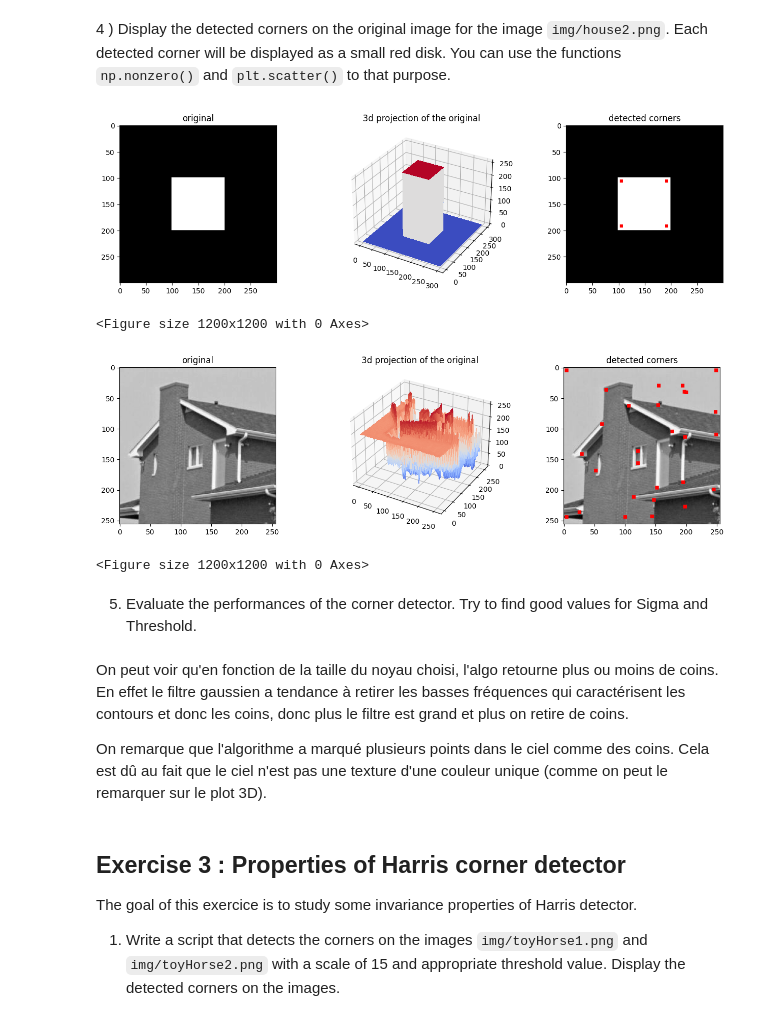
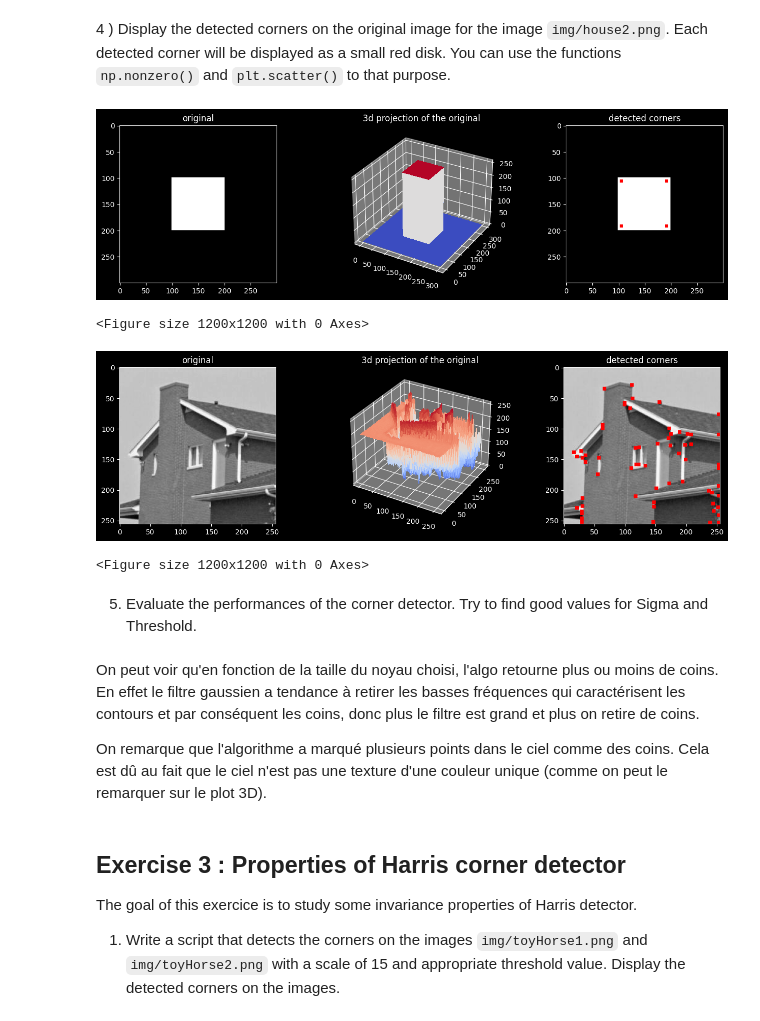
Before and after one commit to HugoRdet/BIMA, a Jupyter notebook: TME6/TME6.ipynb, the cells around one changed output. Drawn from its saved outputs; the diff is of its cells as text; code cells hidden in the pictures.

```diff
--- a/TME6/TME6.ipynb
+++ b/TME6/TME6.ipynb
@@ -189,23 +216,20 @@ def visu_detected_edges(tmp_I, sigma, kappa, thres):
     ax = fig.add_subplot(1, 3, 3)
     ax.imshow(new_I)
     ax.set_title("detected corners")
-
-
-    fig = plt.figure(figsize=(1000//80,1000//80))
 # %%
 visu_detected_edges(rect,15,0.04,0)
 # %% [output]
-[figure, old version]
+[figure, new version]
 <Figure size 1200x1200 with 0 Axes>
 # %%
-visu_detected_edges(house,10,0.04,300)
+visu_detected_edges(house,2.1,0.04,4e7)
 # %% [output]
-[figure, old version]
+[figure, new version]
 <Figure size 1200x1200 with 0 Axes>
 # %% [markdown]
 5) Evaluate the performances of the corner detector. Try to find good values for Sigma and Threshold.
 # %% [markdown]
-On peut voir qu'en fonction de la taille du noyau choisi, l'algo retourne plus ou moins de coins. En effet le filtre gaussien a tendance à retirer les basses fréquences qui caractérisent les contours et donc les coins, donc plus le filtre est grand et plus on retire de coins.
+On peut voir qu'en fonction de la taille du noyau choisi, l'algo retourne plus ou moins de coins. En effet le filtre gaussien a tendance à retirer les basses fréquences qui caractérisent les contours et par conséquent les coins, donc plus le filtre est grand et plus on retire de coins.
 
 On remarque que l'algorithme a marqué plusieurs points dans le ciel comme des coins. Cela est dû au fait que le ciel n'est pas une texture d'une couleur unique (comme on peut le remarquer sur le plot 3D).
 # %% [markdown]
```
Also changed, not shown: parts of 18 cells of this notebook, 3 other files.
